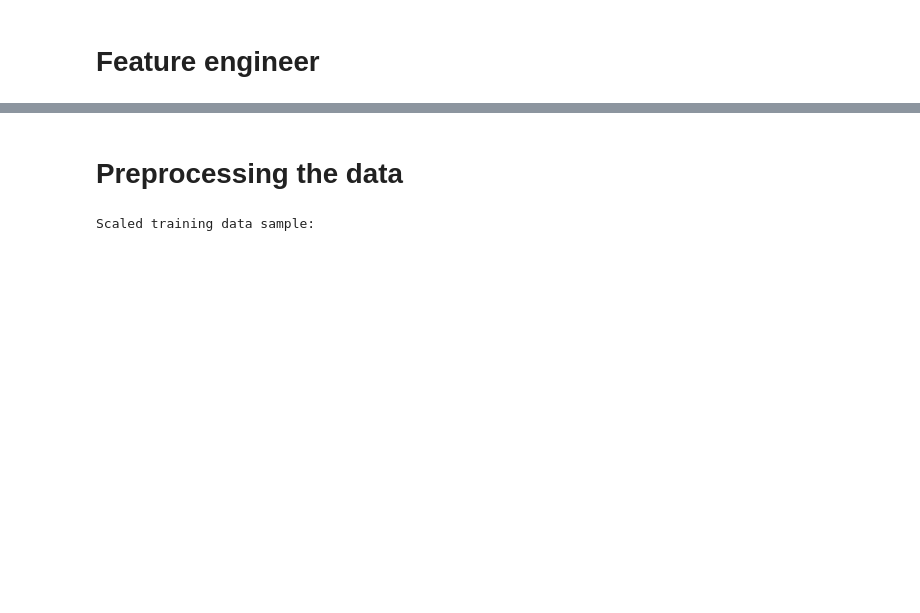
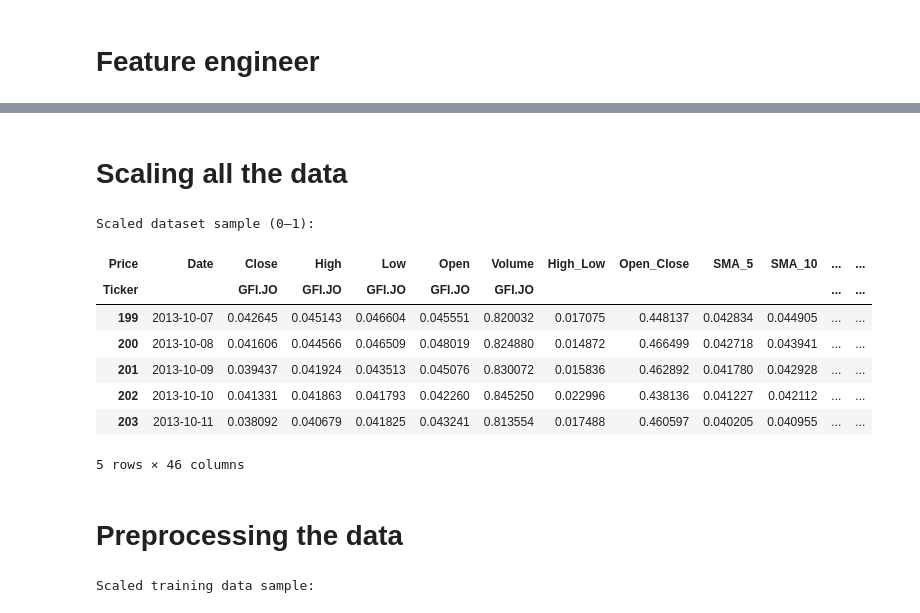
Before and after one commit to Deleon57/EDAR-Data, a Jupyter notebook: KNN222.ipynb, the cells around one changed output, grey strips where cells are left out. Drawn from its saved outputs; the diff is of its cells as text; code cells hidden in the pictures; blank space fills up the shorter version.

```diff
--- a/KNN222.ipynb
+++ b/KNN222.ipynb
@@ -118,3 +128,81 @@ df.head(10)
+# %% [markdown]
+# Scaling all the data
+# %%
+from sklearn.preprocessing import MinMaxScaler
+import numpy as np
+
+# --- Feature groups ---
+price_cols = [
+    'Open','High','Low','Close',
+    'SMA_5','SMA_10','SMA_20','SMA_50','SMA_100','SMA_200',
+    'EMA_5','EMA_12','EMA_20','EMA_26','EMA_50','BB_Middle'
+]
+
+volume_cols = ['Volume']   # log + scale
+obv_cols = ['OBV']         # can be negative, scale only
+
+relative_cols = [
+    'High_Low','Open_Close',
+    'Return_t-1','Return_t-2','Return_t-3','Return_t-4','Return_t-5',
+    'MACD','Signal_Line','ATR_14','H-L','H-C','L-C','TR',
+    'RollingStd_20'
+]
+
+bounded_cols = ['RSI_14']  # already in 0–100 (but we’ll rescale to 0–1 below)
+
+# --- NEW groups for lag features ---
+close_lag_cols = ['Close_t-1','Close_t-2','Close_t-3','Close_t-4','Close_t-5']
+volume_lag_cols = ['Volume_t-1','Volume_t-2','Volume_t-3','Volume_t-4','Volume_t-5']
+
+# --- Copy full set ---
+df_scaled = df.copy()
+
+# 1. Prices & MAs -> MinMax 0–1
+price_scaler = MinMaxScaler(feature_range=(0,1))
+df_scaled[price_cols] = price_scaler.fit_transform(df[price_cols])
+
+# 2. Volume -> log + MinMax 0–1
+df_scaled['Volume'] = np.log1p(df['Volume'])
+vol_scaler = MinMaxScaler(feature_range=(0,1))
+df_scaled[['Volume']] = vol_scaler.fit_transform(df_scaled[['Volume']])
+
+# 3. OBV -> MinMax directly 0–1
+obv_scaler = MinMaxScaler(feature_range=(0,1))
+df_scaled[['OBV']] = obv_scaler.fit_transform(df[['OBV']])
+
+# 4. Relative cols -> MinMax 0–1
+rel_scaler = MinMaxScaler(feature_range=(0,1))
+df_scaled[relative_cols] = rel_scaler.fit_transform(df[relative_cols])
+
+# 5. RSI (originally 0–100) -> rescale to 0–1
+df_scaled[bounded_cols] = df[bounded_cols] / 100.0
+
+# --- EXTRA FIX for lags ---
+
+# Close lags
+close_lag_scaler = MinMaxScaler(feature_range=(0,1))
+df_scaled[close_lag_cols] = close_lag_scaler.fit_transform(df[close_lag_cols])
+
+# Volume lags
+volume_lag_scaler = MinMaxScaler(feature_range=(0,1))
+df_scaled[volume_lag_cols] = volume_lag_scaler.fit_transform(df[volume_lag_cols])
+
+# --- Add Target as the last column ---
+df_scaled['Target'] = df['Target'].values
+
+# --- Preview ---
+print("Scaled dataset sample (0–1):")
+display(df_scaled.head())
+# %% [output]
+Scaled dataset sample (0–1):
+| Price | Date | Close | High | Low | Open | Volume | High_Low | Open_Close | SMA_5 | SMA_10 | ... | ... |
+| Ticker |  | GFI.JO | GFI.JO | GFI.JO | GFI.JO | GFI.JO |  |  |  |  | ... | ... |
+| 199 | 2013-10-07 | 0.042645 | 0.045143 | 0.046604 | 0.045551 | 0.820032 | 0.017075 | 0.448137 | 0.042834 | 0.044905 | ... | ... |
+| 200 | 2013-10-08 | 0.041606 | 0.044566 | 0.046509 | 0.048019 | 0.824880 | 0.014872 | 0.466499 | 0.042718 | 0.043941 | ... | ... |
+| 201 | 2013-10-09 | 0.039437 | 0.041924 | 0.043513 | 0.045076 | 0.830072 | 0.015836 | 0.462892 | 0.041780 | 0.042928 | ... | ... |
+| 202 | 2013-10-10 | 0.041331 | 0.041863 | 0.041793 | 0.042260 | 0.845250 | 0.022996 | 0.438136 | 0.041227 | 0.042112 | ... | ... |
+| 203 | 2013-10-11 | 0.038092 | 0.040679 | 0.041825 | 0.043241 | 0.813554 | 0.017488 | 0.460597 | 0.040205 | 0.040955 | ... | ... |
+5 rows × 46 columns
 # %% [markdown]
 # Preprocessing the data
 # %%
```
Also changed, not shown: parts of 9 cells of this notebook.
